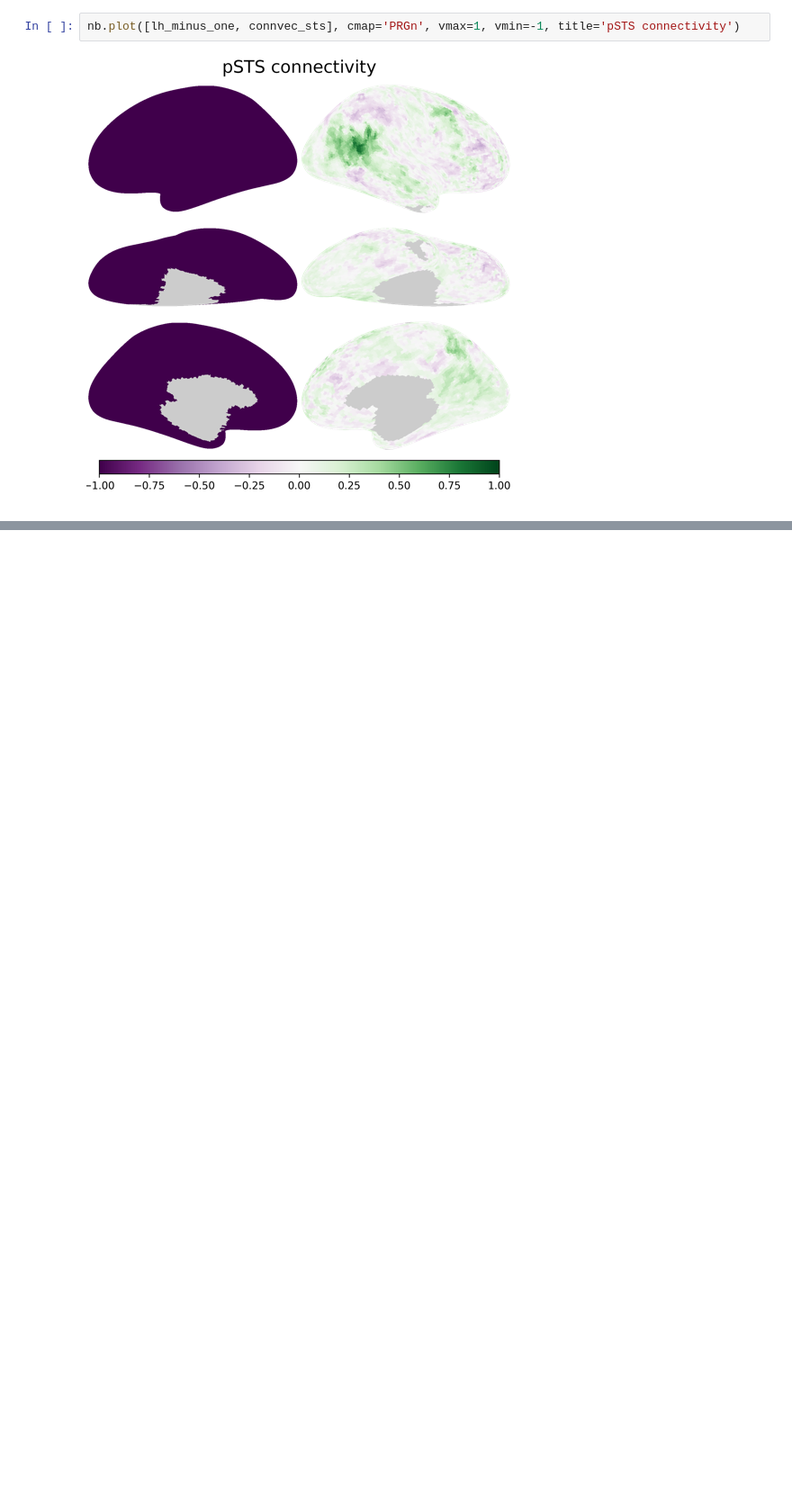
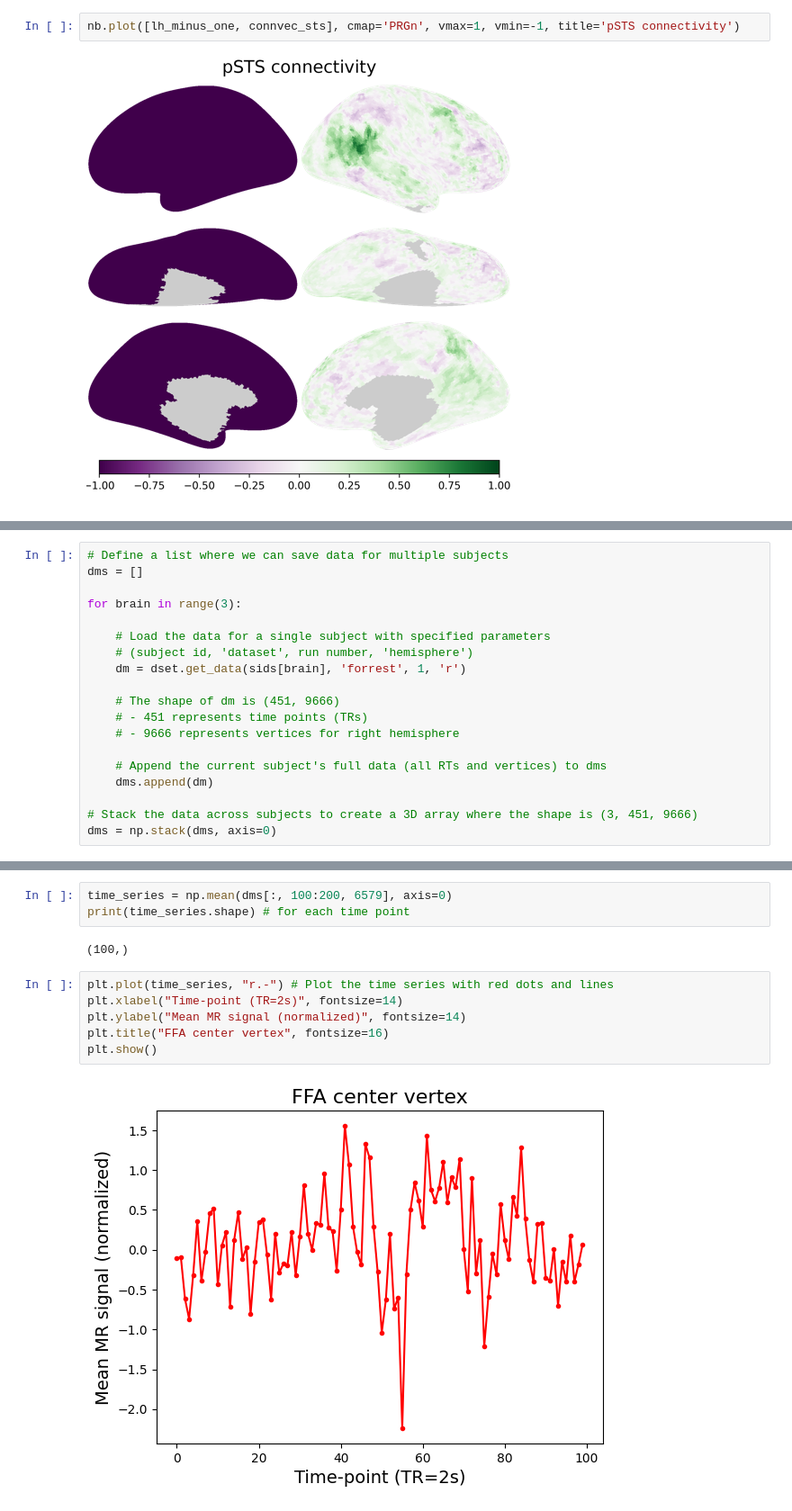
Before and after one commit to eunhyechoe/psyc60, a Jupyter notebook: 1_data_visualization.ipynb, the cells around one changed output, grey strips where cells are left out. Shown at 90% size. Cells and saved outputs as stored; diff of their text form; blank space fills up the shorter version.

```diff
--- a/1_data_visualization.ipynb
+++ b/1_data_visualization.ipynb
@@ -305,0 +327,19 @@ nb.plot([lh_minus_one, connvec_sts], cmap='PRGn', vmax=1, vmin=-1, title='pSTS c
+# %%
+# Define a list where we can save data for multiple subjects
+dms = []
+
+for brain in range(3):
+
+    # Load the data for a single subject with specified parameters
+    # (subject id, 'dataset', run number, 'hemisphere')
+    dm = dset.get_data(sids[brain], 'forrest', 1, 'r')
+
+    # The shape of dm is (451, 9666)
+    # - 451 represents time points (TRs)
+    # - 9666 represents vertices for right hemisphere
+
+    # Append the current subject's full data (all RTs and vertices) to dms
+    dms.append(dm)
+
+# Stack the data across subjects to create a 3D array where the shape is (3, 451, 9666)
+dms = np.stack(dms, axis=0)
@@ -305,0 +361,13 @@ nb.plot([lh_minus_one, connvec_sts], cmap='PRGn', vmax=1, vmin=-1, title='pSTS c
+# %%
+time_series = np.mean(dms[:, 100:200, 6579], axis=0)
+print(time_series.shape) # for each time point
+# %% [output]
+(100,)
+# %%
+plt.plot(time_series, "r.-") # Plot the time series with red dots and lines
+plt.xlabel("Time-point (TR=2s)", fontsize=14)
+plt.ylabel("Mean MR signal (normalized)", fontsize=14)
+plt.title("FFA center vertex", fontsize=16)
+plt.show()
+# %% [output]
+[figure, added]
```
Also changed, not shown: parts of 12 cells of this notebook.
